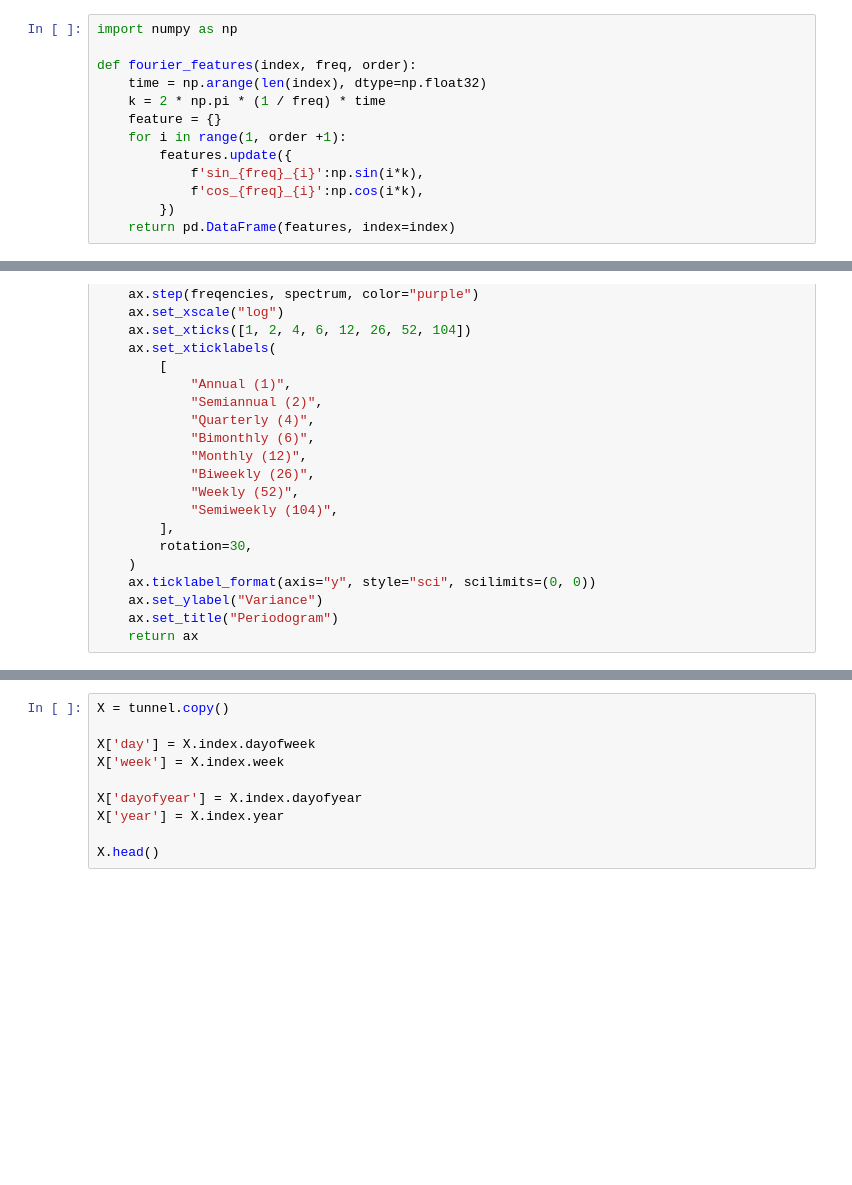
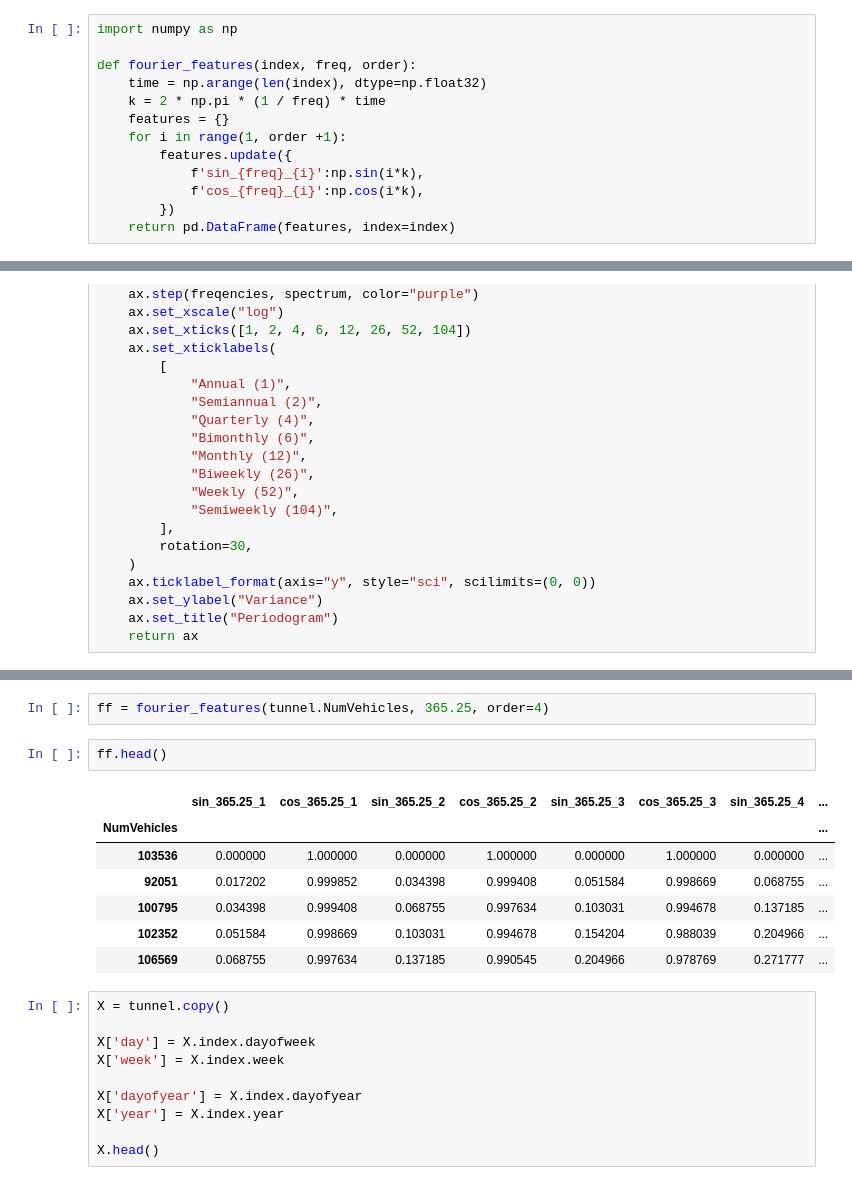
Before and after one commit to zonnhon/data_analysis, a Jupyter notebook: time_series/Seasonality.ipynb, the cells around one changed output, grey strips where cells are left out. Saved outputs shown, nothing was run; the diff lists cells and outputs as text; blank space fills up the shorter version.

```diff
--- a/time_series/Seasonality.ipynb
+++ b/time_series/Seasonality.ipynb
@@ -4,7 +4,7 @@ import numpy as np
 def fourier_features(index, freq, order):
     time = np.arange(len(index), dtype=np.float32)
     k = 2 * np.pi * (1 / freq) * time
-    feature = {}
+    features = {}
     for i in range(1, order +1):
         features.update({
             f'sin_{freq}_{i}':np.sin(i*k),
@@ -104,3 +113,15 @@ tunnel = tunnel.set_index('Day').to_period('D')
+# %%
+ff = fourier_features(tunnel.NumVehicles, 365.25, order=4)
+# %%
+ff.head()
+# %% [output]
+|  | sin_365.25_1 | cos_365.25_1 | sin_365.25_2 | cos_365.25_2 | sin_365.25_3 | cos_365.25_3 | sin_365.25_4 | ... |
+| NumVehicles |  |  |  |  |  |  |  | ... |
+| 103536 | 0.000000 | 1.000000 | 0.000000 | 1.000000 | 0.000000 | 1.000000 | 0.000000 | ... |
+| 92051 | 0.017202 | 0.999852 | 0.034398 | 0.999408 | 0.051584 | 0.998669 | 0.068755 | ... |
+| 100795 | 0.034398 | 0.999408 | 0.068755 | 0.997634 | 0.103031 | 0.994678 | 0.137185 | ... |
+| 102352 | 0.051584 | 0.998669 | 0.103031 | 0.994678 | 0.154204 | 0.988039 | 0.204966 | ... |
+| 106569 | 0.068755 | 0.997634 | 0.137185 | 0.990545 | 0.204966 | 0.978769 | 0.271777 | ... |
 # %%
 X = tunnel.copy()
 
```
Also changed, not shown: parts of 5 cells of this notebook, 3 other files.
